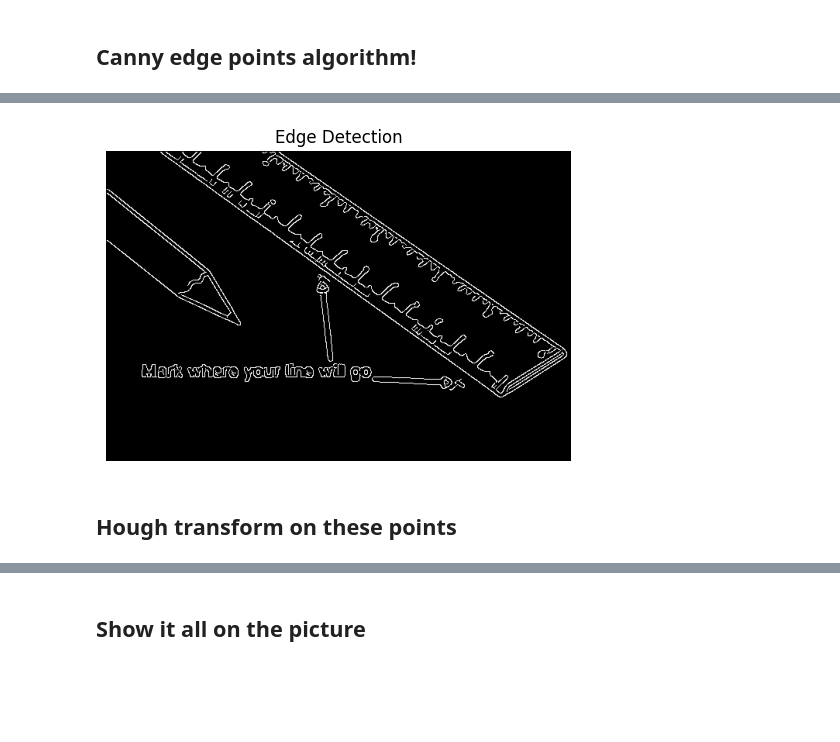
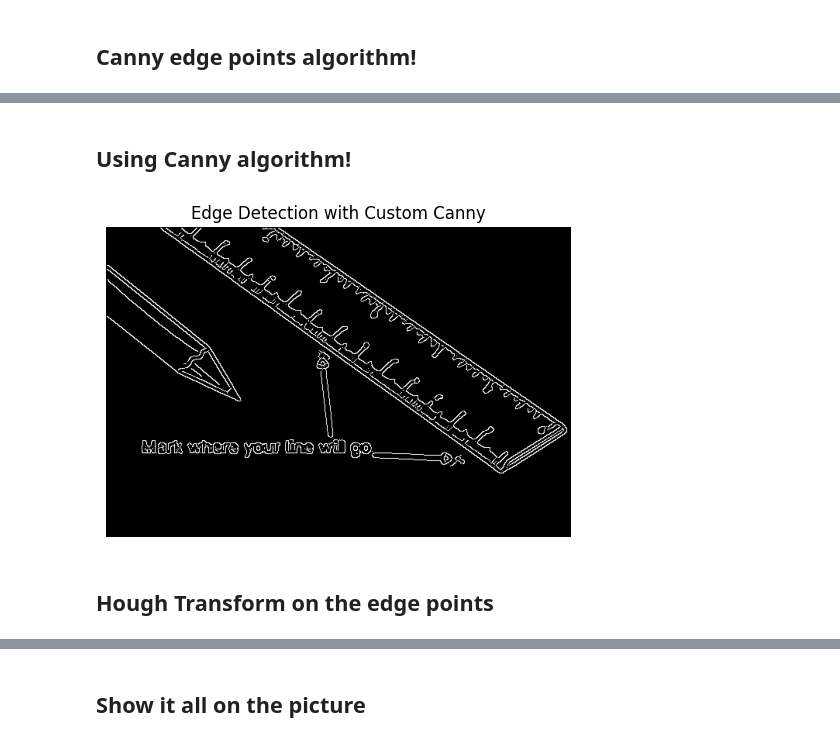
Before and after one commit to isaacGrinboim/Geometry---Hough-and-Canny, a Jupyter notebook: demo.ipynb, the cells around one changed output, grey strips where cells are left out. Cells and saved outputs as stored; diff of their text form; code cells hidden in the pictures; blank space fills up the shorter version.

Commit message:
Implemented Canny algorithm

```diff
--- a/demo.ipynb
+++ b/demo.ipynb
@@ -206,0 +184,14 @@ plot_lines_on_points(x_points, y_points, lines, x_max=x_max, y_max=y_max)
+# %%
+def sobel_filters(img):
+    Kx = np.array([[-1, 0, 1], [-2, 0, 2], [-1, 0, 1]])
+    Ky = np.array([[1, 2, 1], [0, 0, 0], [-1, -2, -1]]) # the operator kernel
+
+    Ix = ndi.convolve(img, Kx)
+    Iy = ndi.convolve(img, Ky)
+
+    G = np.hypot(Ix, Iy)        # Gradient magnitude
+    theta = np.arctan2(Iy, Ix)  # Gradient direction
+
+    return G, theta
+
+gradient_magnitude, gradient_direction = sobel_filters(smoothed_image)
@@ -207,17 +263,31 @@ plot_lines_on_points(x_points, y_points, lines, x_max=x_max, y_max=y_max)
+# %%
+def hysteresis(img, weak, strong=255):
+    """
+    Final step of Canny Edge Detection to track edges by hysteresis.
+    """
+    M, N = img.shape
+    for i in range(1, M-1):
+        for j in range(1, N-1):
+            if img[i, j] == weak:
+                if ((img[i+1, j-1] == strong) or (img[i+1, j] == strong) or (img[i+1, j+1] == strong)
+                    or (img[i, j-1] == strong) or (img[i, j+1] == strong)
+                    or (img[i-1, j-1] == strong) or (img[i-1, j] == strong) or (img[i-1, j+1] == strong)):
+                    img[i, j] = strong
+                else:
+                    img[i, j] = 0
+    return img
+
+# Perform edge tracking by hysteresis
+edges = hysteresis(edges, weak, strong)
+# %% [markdown]
+## Using Canny algorithm!
 # %%
-from skimage import feature
-
-edges = feature.canny(gray_image, sigma=2.0)
-edges_flipped = np.flipud(edges)
-image_flipped = np.flipud(image)
-
-# Display the edges
 plt.figure(figsize=(6, 6))
 plt.imshow(edges, cmap='gray')
-plt.title('Edge Detection')
+plt.title('Edge Detection with Custom Canny')
 plt.axis('off')
 plt.show()
 # %% [output]
-[figure, old version]
+[figure, new version]
 # %% [markdown]
-## Hough transform on these points
+## Hough Transform on the edge points
```
Also changed, not shown: parts of 18 cells of this notebook, 1 other file.
